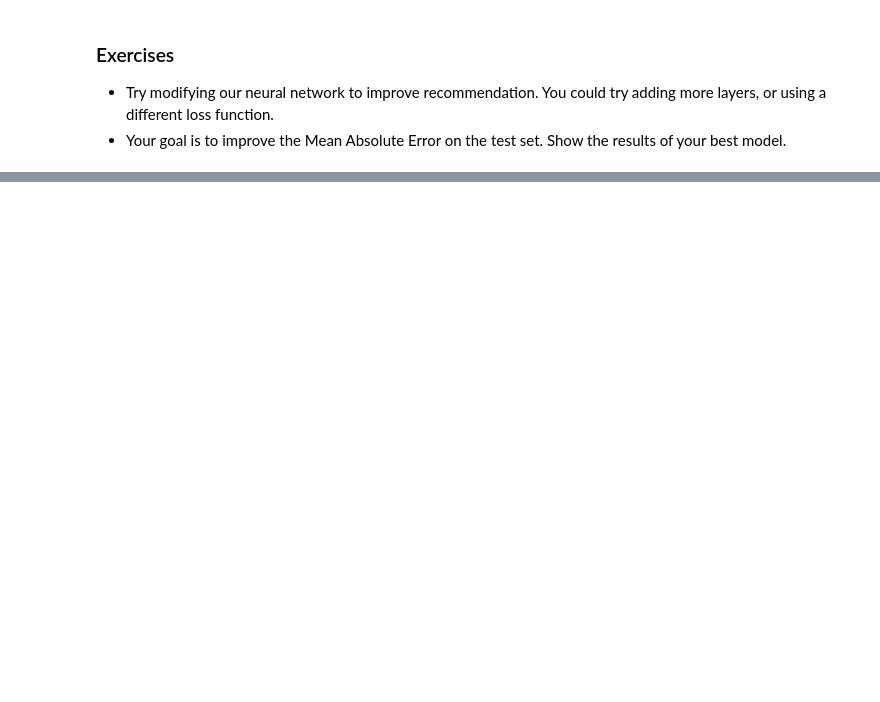
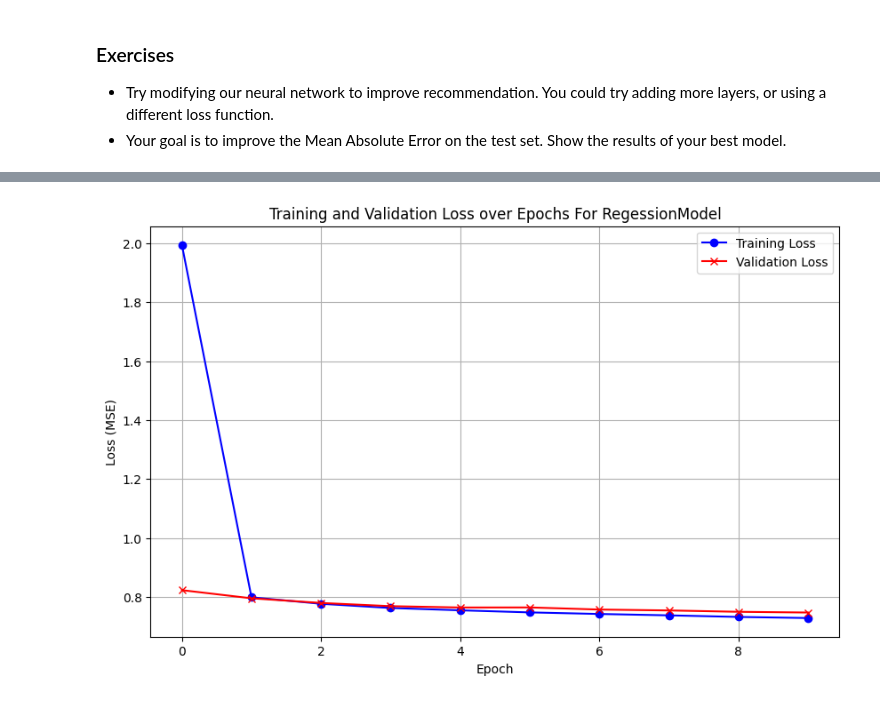
Before and after one commit to zekiyerdem/deep_learning, a Jupyter notebook: 01_materials/labs/lab_3.ipynb, the cells around one changed output, grey strips where cells are left out. Cells and saved outputs as stored; diff of their text form; code cells hidden in the pictures; blank space fills up the shorter version.

```diff
--- a/01_materials/labs/lab_3.ipynb
+++ b/01_materials/labs/lab_3.ipynb
@@ -506,0 +565,10 @@ px.scatter(tsne_df, x="tsne_1", y="tsne_2",
+# %%
+# Initialize and compile the modified model
+max_user_id = all_ratings['user_id'].max()
+max_item_id = all_ratings['item_id'].max()
+modified_model = ModifiedRegressionModel(embedding_size=64,
+                                       max_user_id=max_user_id,
+                                       max_item_id=max_item_id,
+                                       dense_units=128, # Changed dense layer size
+                                       dropout_rate=0.3) # Adjusted dropout rate
+modified_model.compile(optimizer="adam", loss='mae')
@@ -610,0 +830,13 @@ Epoch 10/10
+# %%
+# Plotting training history for RegressionModel
+plt.figure(figsize=(10, 6))
+plt.plot(history.history['loss'], label='Training Loss', color='blue', marker='o')
+plt.plot(history.history['val_loss'], label='Validation Loss', color='red', marker='x')
+plt.xlabel('Epoch')
+plt.ylabel('Loss (MSE)')
+plt.title('Training and Validation Loss over Epochs For RegessionModel')
+plt.legend()
+plt.grid(True)
+plt.show()
+# %% [output]
+[figure, added]
```
Also changed, not shown: parts of 28 cells of this notebook.
